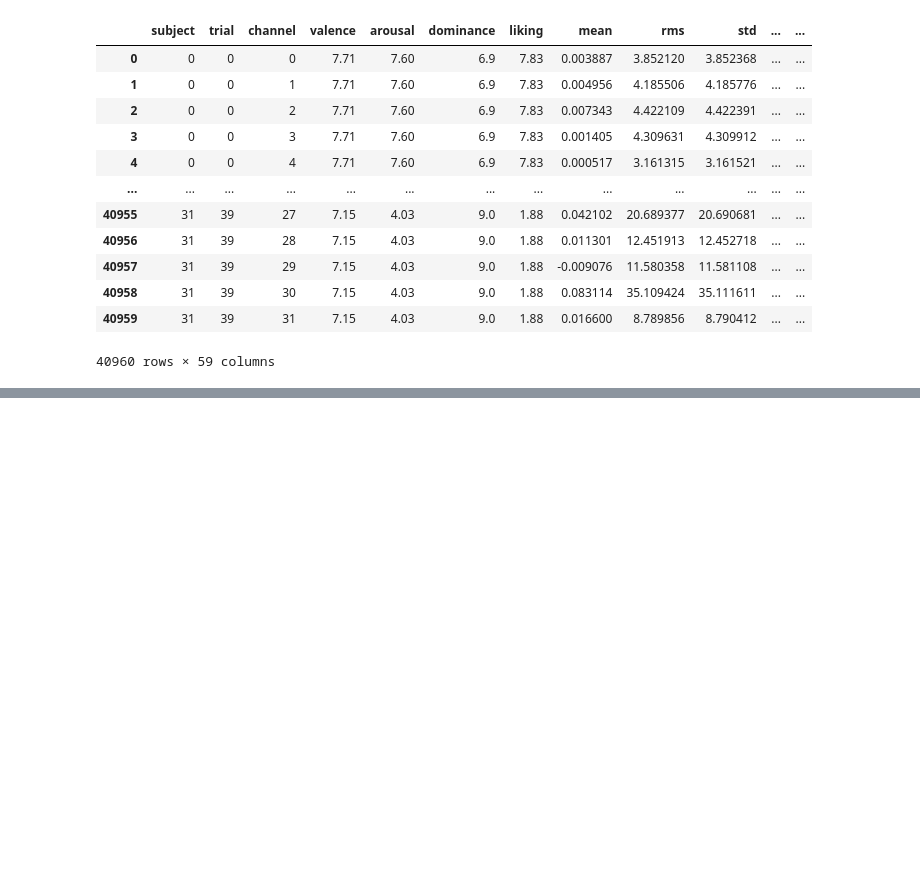
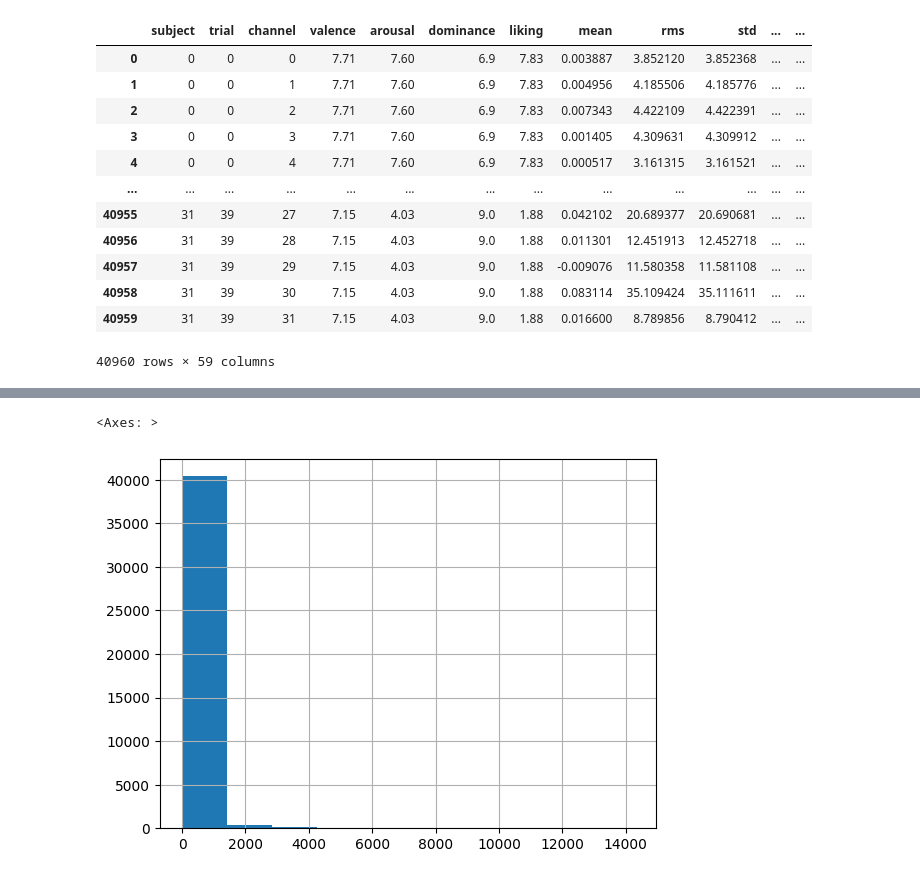
Before and after one commit to AladingKun/EEG-Emotion-Analysis, a Jupyter notebook: EEG_PIPELINE.ipynb, the cells around one changed output, grey strips where cells are left out. Drawn from its saved outputs; the diff is of its cells as text; code cells hidden in the pictures; blank space fills up the shorter version.

```diff
--- a/EEG_PIPELINE.ipynb
+++ b/EEG_PIPELINE.ipynb
@@ -1415,0 +1472,5 @@ df
+# %%
+df['abs_alpha'].hist()
+# %% [output]
+<Axes: >
+[figure, added]
```
Also changed, not shown: parts of 7 cells of this notebook, 1 other file.
